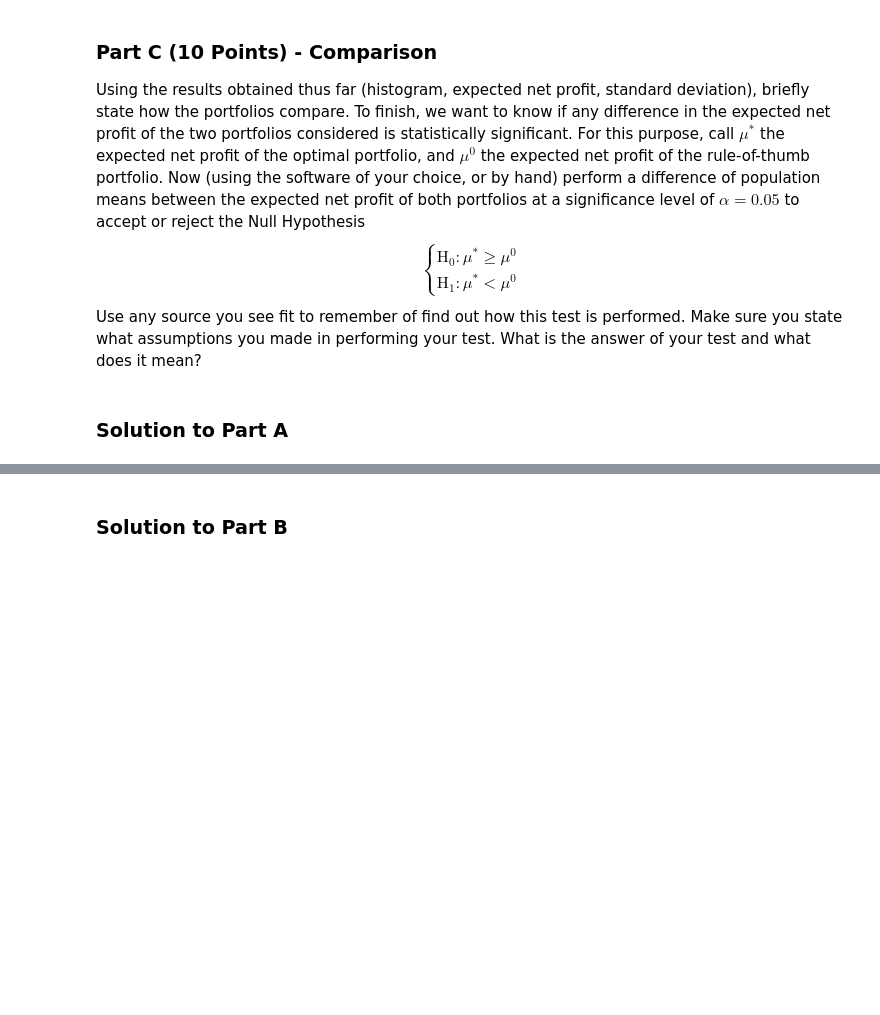
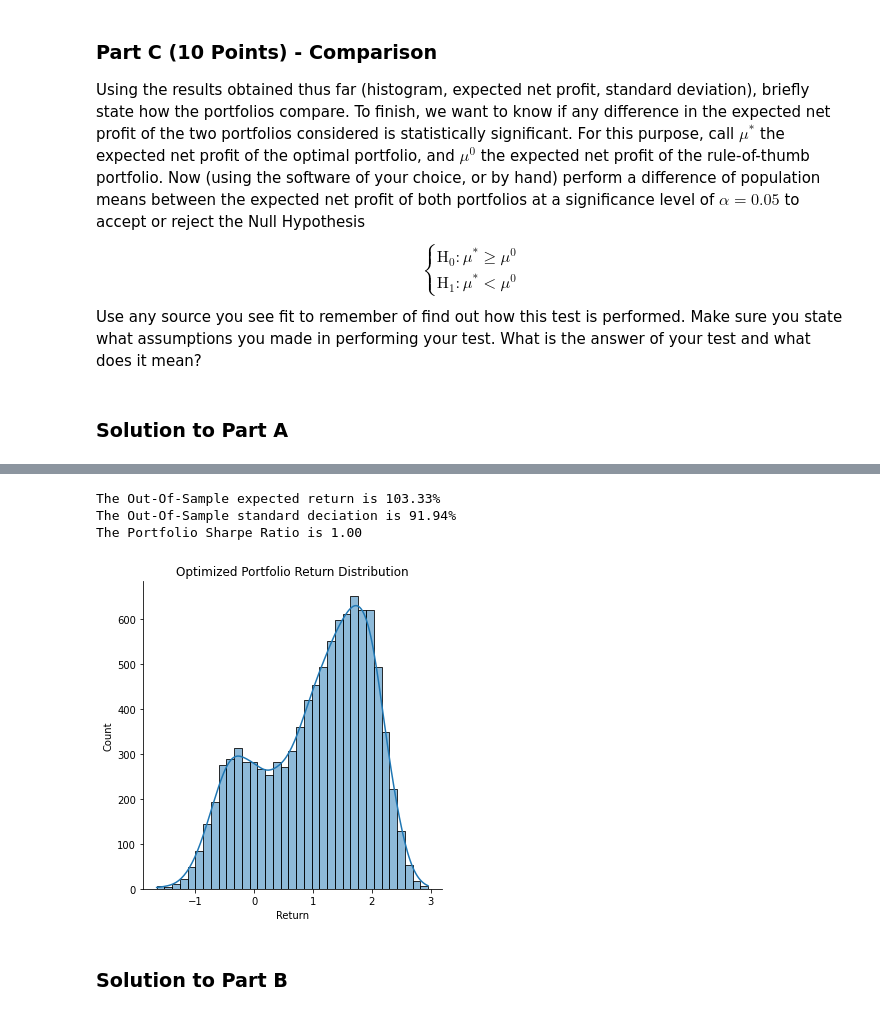
Before and after one commit to jdean53/GeneralWork, a Jupyter notebook: FinOps/HW1.ipynb, the cells around one changed output, grey strips where cells are left out. Saved outputs shown, nothing was run; the diff lists cells and outputs as text; code cells hidden in the pictures; blank space fills up the shorter version.

```diff
--- a/FinOps/HW1.ipynb
+++ b/FinOps/HW1.ipynb
@@ -83,2 +70,76 @@ s_bear, s_base, s_bull + epsilon
+# %%
+'''Security Initial Values'''
+s0 = 20
+b0 = 90
+c0 = 10
+k  = 15
+
+'''Given Stock & Bond Ending Values'''
+s_bear = 12 # Bear case, stock ends at 12
+s_base = 20 # Base case, stock ends at 20
+s_bull = 40 # Bull case, stock ends at 40
+b_end = 100
+
+'''assumed case probability'''
+p_base = 1/3
+p_bull = 1/3
+p_bear = 1/3
+
+'''Chosen Stock Standard Deviation'''
+sigma = 10
+
+'''Optimal Portfolio Assumed -- s is stock, b is bond, c is call (long or short)'''
+s=3500
+b=0
+cl = 0
+cs = 5000
+
+'''Samples considered'''
+M = 10000   # A true Monte-Carlo sim
+
+'''Random Prices -- NOTE prices cannot be less than 0, this is adjusted for'''
+s_bear = s_bear + np.random.normal(loc=0,scale=sigma,size=M)
+s_bear[s_bear < 0] = 0
+s_base = s_base + np.random.normal(loc=0,scale=sigma,size=M)
+s_base[s_base < 0] = 0
+s_bull = s_bull + np.random.normal(loc=0,scale=sigma,size=M)
+s_bull[s_bull < 0] = 0
+
+'''Option value at expiry'''
+option_payoff_bear = s_bear - k
+option_payoff_bear[option_payoff_bear < 0] = 0
+option_payoff_base = s_base - k
+option_payoff_base[option_payoff_base < 0] = 0
+option_payoff_bull = s_bull - k
+option_payoff_bull[option_payoff_bull < 0] = 0
+
+'''Portfolio values at initial entry and at expiry cases'''
+portfolio_val_init = s * s0 + b * b0 + (cl - cs) * c0
+portfolio_val_bear = s * s_bear + b * b_end + (cl - cs) * option_payoff_bear
+portfolio_val_base = s * s_base + b * b_end + (cl - cs) * option_payoff_base
+portfolio_val_bull = s * s_bull + b * b_end + (cl - cs) * option_payoff_bull
+
+'''Dataframe for values with calculated mean'''
+portfolio_cases = pd.DataFrame(columns=['bear', 'base', 'bull'])
+portfolio_cases['bear'] = portfolio_val_bear / portfolio_val_init - 1
+portfolio_cases['base'] = portfolio_val_base / portfolio_val_init - 1
+portfolio_cases['bull'] = portfolio_val_bull / portfolio_val_init - 1
+portfolio_cases['mean'] = p_bull * portfolio_cases['bull'] + p_base * portfolio_cases['base'] + p_bear + portfolio_cases['bear']
+
+opt_mean = portfolio_cases['mean'].mean()
+opt_std = portfolio_cases['mean'].std()
+print('The Out-Of-Sample expected return is {:.2%}'.format(opt_mean))
+print('The Out-Of-Sample standard deciation is {:.2%}'.format(opt_std))
+print('The Portfolio Sharpe Ratio is {:.2f}'.format((opt_mean - (b_end/b0 - 1)) / opt_std))
+
+'''Plotted Result'''
+ax = sns.displot(portfolio_cases['mean'], kde=True)
+ax.set(xlabel='Return', title='Optimized Portfolio Return Distribution')
+plt.show()
+# %% [output]
+The Out-Of-Sample expected return is 103.33%
+The Out-Of-Sample standard deciation is 91.94%
+The Portfolio Sharpe Ratio is 1.00
+[figure, added]
 # %% [markdown]
 ### Solution to Part B
```
Also changed, not shown: parts of 15 cells of this notebook.
